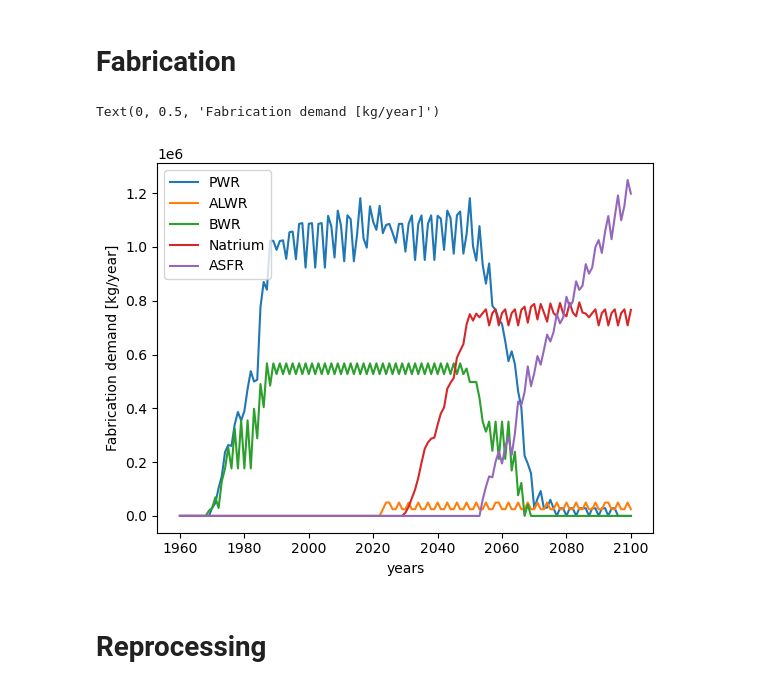
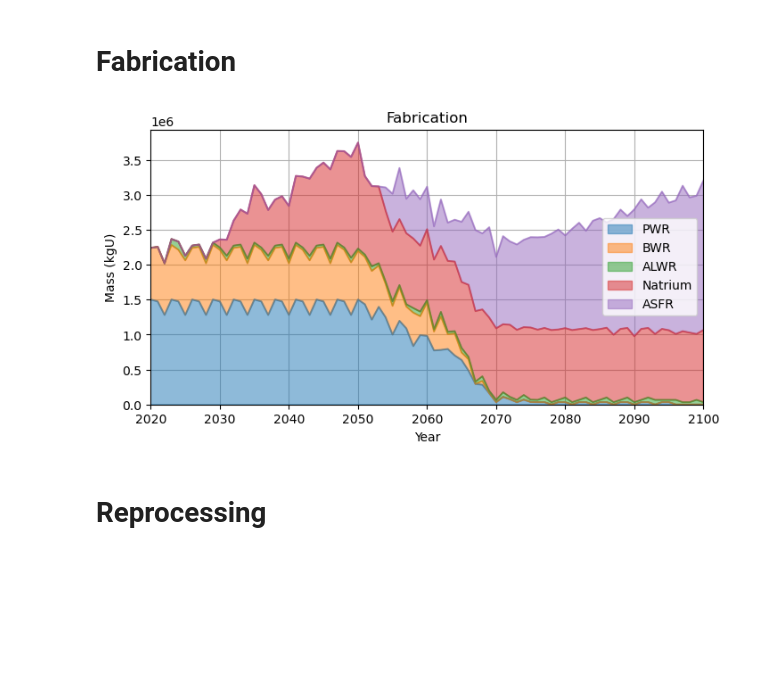
Before and after one commit to watts-dev/watts, a Jupyter notebook: examples/DYMOND/to_array.ipynb, the cells around one changed output. Saved outputs shown, nothing was run; the diff lists cells and outputs as text; code cells hidden in the pictures; blank space fills up the shorter version.

```diff
--- a/examples/DYMOND/to_array.ipynb
+++ b/examples/DYMOND/to_array.ipynb
@@ -78,13 +96,10 @@ for r in reactor_names:
-# %%
-for k,v in fab_dict.items():
-    csv_dict[f'fab_{k}'] = v
-    plt.plot(times, v, label=k)
-plt.legend()
-plt.xlabel('years')
-plt.ylabel('Fabrication demand [kg/year]')
-# %% [output]
-Text(0, 0.5, 'Fabrication demand [kg/year]')
-[figure, removed]
+# %%
+fab_dict = obj.stock_fuel_demand(return_sum=False)
+plot_stacked(fab_dict, title='Fabrication', ylabel='Mass (kgU)', xlim=(2020, 2100))
+for k,v in fab_dict.items():
+    csv_dict[f'fab_{k}'] = v
+# %% [output]
+[figure, added]
 # %% [markdown]
 # Reprocessing
 # %%
```
Also changed, not shown: parts of 18 cells of this notebook, 3 other files.
